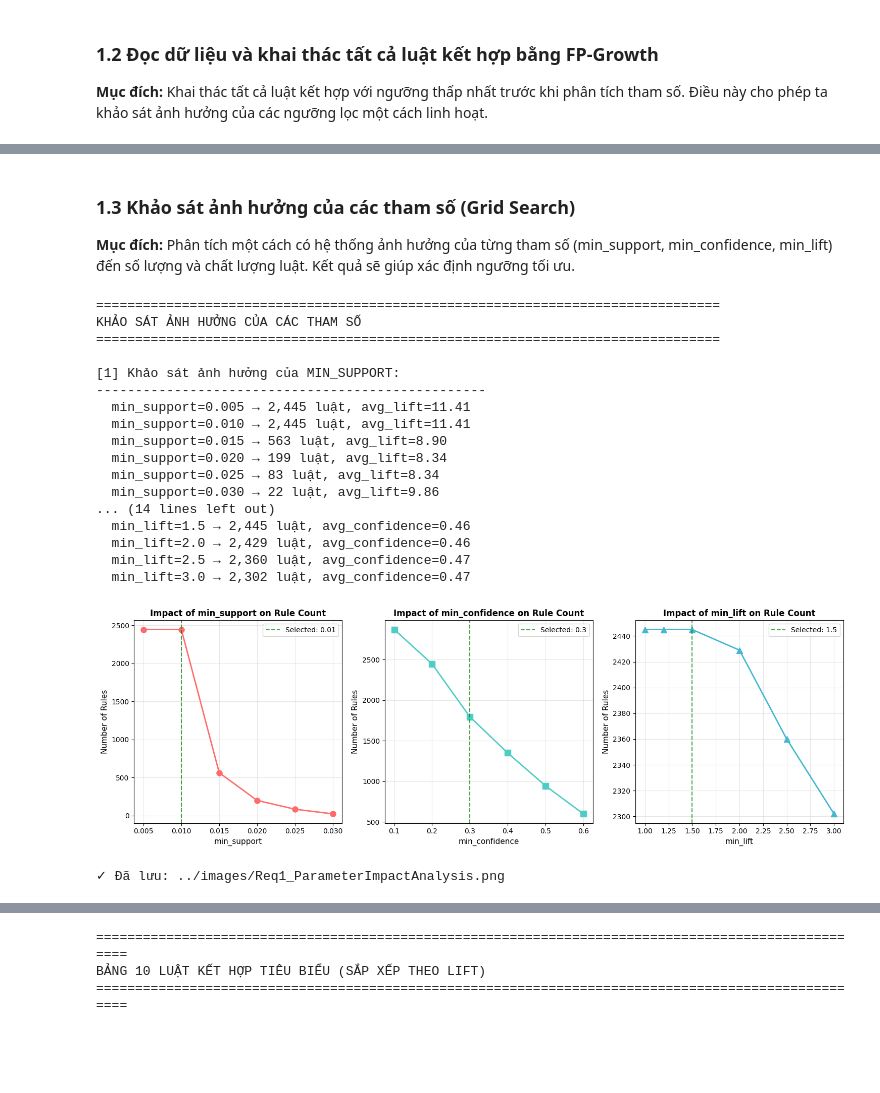
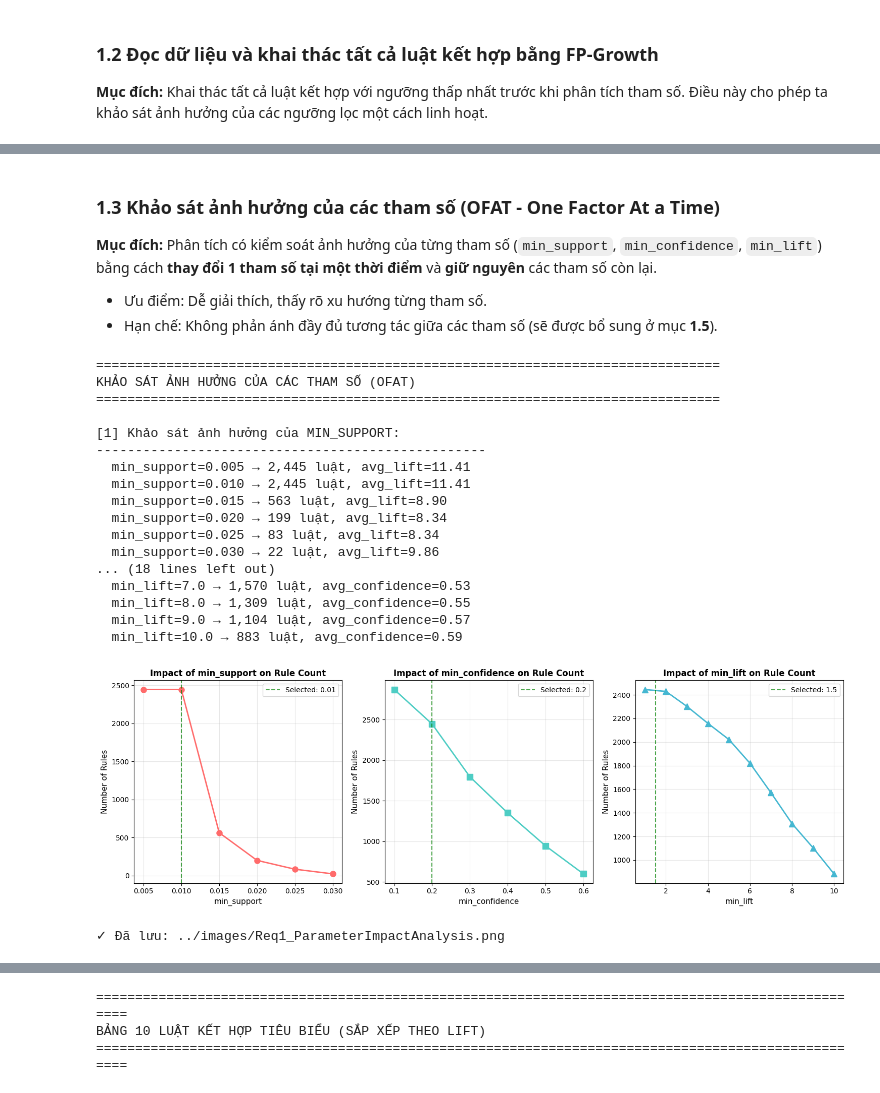
Before and after one commit to ThanhTung-KHMT-1701/ShopCluster, a Jupyter notebook: notebooks/ShopCluster.ipynb, the cells around one changed output, grey strips where cells are left out. Saved outputs shown, nothing was run; the diff lists cells and outputs as text; code cells hidden in the pictures; blank space fills up the shorter version.

```diff
--- a/notebooks/ShopCluster.ipynb
+++ b/notebooks/ShopCluster.ipynb
@@ -157,24 +157,27 @@ KHAI THÁC LUẬT KẾT HỢP BẰNG FP-GROWTH
   - Tổng số luật ban đầu: 3,856
 # %% [markdown]
-### 1.3 Khảo sát ảnh hưởng của các tham số (Grid Search)
+### 1.3 Khảo sát ảnh hưởng của các tham số (OFAT - One Factor At a Time)
 
-**Mục đích:** Phân tích một cách có hệ thống ảnh hưởng của từng tham số (min_support, min_confidence, min_lift) đến số lượng và chất lượng luật.
-Kết quả sẽ giúp xác định ngưỡng tối ưu.
+**Mục đích:** Phân tích có kiểm soát ảnh hưởng của từng tham số (`min_support`, `min_confidence`, `min_lift`) bằng cách **thay đổi 1 tham số tại một thời điểm** và **giữ nguyên** các tham số còn lại.
+
+- Ưu điểm: Dễ giải thích, thấy rõ xu hướng từng tham số.
+- Hạn chế: Không phản ánh đầy đủ tương tác giữa các tham số (sẽ được bổ sung ở mục **1.5**).
 # %%
 # =============================================================================
-# KHẢO SÁT ẢNH HƯỞNG CỦA CÁC THAM SỐ (GRID SEARCH)
+# KHẢO SÁT ẢNH HƯỞNG CỦA CÁC THAM SỐ (OFAT)
 # =============================================================================
 import matplotlib.pyplot as plt
 import seaborn as sns
 
 print("=" * 80)
-print("KHẢO SÁT ẢNH HƯỞNG CỦA CÁC THAM SỐ")
+print("KHẢO SÁT ẢNH HƯỞNG CỦA CÁC THAM SỐ (OFAT)")
 print("=" * 80)
 
 # Định nghĩa các giá trị cần khảo sát
 SUPPORT_VALUES = [0.005, 0.01, 0.015, 0.02, 0.025, 0.03]
 CONFIDENCE_VALUES = [0.1, 0.2, 0.3, 0.4, 0.5, 0.6]
-LIFT_VALUES = [1.0, 1.2, 1.5, 2.0, 2.5, 3.0]
+# Theo yêu cầu: khảo sát lift từ 1 đến 10
+LIFT_VALUES = [1, 2, 3, 4, 5, 6, 7, 8, 9, 10]
 
 # -------------------------------------------------------------------------
 # 1. KHẢO SÁT ẢNH HƯỞNG CỦA MIN_SUPPORT
@@ -186,9 +189,9 @@ support_results = []
 for sup in SUPPORT_VALUES:
     rules_temp = fp_miner.filter_rules(
         min_support=sup,
-        min_confidence=0.2,  # Cố định
-        min_lift=1.0,        # Cố định
-        max_len_antecedents=3,
+        min_confidence=0.2,  # Giữ nguyên khi khảo sát min_support
+        min_lift=1.0,        # Giữ nguyên khi khảo sát min_support
+        max_len_antecedents=2,
         max_len_consequents=1,
     )
     n = len(rules_temp)
@@ -213,10 +216,10 @@ print("-" * 50)
 confidence_results = []
 for conf in CONFIDENCE_VALUES:
     rules_temp = fp_miner.filter_rules(
-        min_support=0.01,    # Cố định
+        min_support=0.01,    # Giữ nguyên khi khảo sát min_confidence
         min_confidence=conf,
-        min_lift=1.0,        # Cố định
-        max_len_antecedents=3,
+        min_lift=1.0,        # Giữ nguyên khi khảo sát min_confidence
+        max_len_antecedents=2,
         max_len_consequents=1,
     )
     n = len(rules_temp)
@@ -241,10 +244,10 @@ print("-" * 50)
 lift_results = []
 for lift in LIFT_VALUES:
     rules_temp = fp_miner.filter_rules(
-        min_support=0.01,    # Cố định
-        min_confidence=0.2,  # Cố định
+        min_support=0.01,    # Giữ nguyên khi khảo sát min_lift
+        min_confidence=0.2,  # Giữ nguyên khi khảo sát min_lift
         min_lift=lift,
-        max_len_antecedents=3,
+        max_len_antecedents=2,
         max_len_consequents=1,
     )
     n = len(rules_temp)
@@ -261,7 +264,7 @@ for lift in LIFT_VALUES:
 df_lift = pd.DataFrame(lift_results)
 # %% [output]
 ================================================================================
-KHẢO SÁT ẢNH HƯỞNG CỦA CÁC THAM SỐ
+KHẢO SÁT ẢNH HƯỞNG CỦA CÁC THAM SỐ (OFAT)
 ================================================================================
 
 [1] Khảo sát ảnh hưởng của MIN_SUPPORT:
@@ -272,11 +275,11 @@ KHẢO SÁT ẢNH HƯỞNG CỦA CÁC THAM SỐ
   min_support=0.020 → 199 luật, avg_lift=8.34
   min_support=0.025 → 83 luật, avg_lift=8.34
   min_support=0.030 → 22 luật, avg_lift=9.86
-... (14 lines left out)
-  min_lift=1.5 → 2,445 luật, avg_confidence=0.46
-  min_lift=2.0 → 2,429 luật, avg_confidence=0.46
-  min_lift=2.5 → 2,360 luật, avg_confidence=0.47
-  min_lift=3.0 → 2,302 luật, avg_confidence=0.47
+... (18 lines left out)
+  min_lift=7.0 → 1,570 luật, avg_confidence=0.53
+  min_lift=8.0 → 1,309 luật, avg_confidence=0.55
+  min_lift=9.0 → 1,104 luật, avg_confidence=0.57
+  min_lift=10.0 → 883 luật, avg_confidence=0.59
 # %%
 # -------------------------------------------------------------------------
 # BIỂU ĐỒ: Ảnh hưởng của từng tham số đến số lượng luật
@@ -295,34 +298,34 @@ ax1.set_ylabel('Number of Rules', fontsize=11)
 ax1.set_title('Impact of min_support on Rule Count', fontsize=12, fontweight='bold')
 ax1.grid(True, alpha=0.3)
 # Đánh dấu điểm được chọn
 ax1.axvline(x=0.01, color='green', linestyle='--', alpha=0.7, label='Selected: 0.01')
 ax1.legend()
 
 # Chart 2: min_confidence
 ax2 = axes[1]
 ax2.plot(df_confidence['min_confidence'], df_confidence['n_rules'], 's-', color='#4ECDC4', linewidth=2, markersize=8)
 ax2.set_xlabel('min_confidence', fontsize=11)
 ax2.set_ylabel('Number of Rules', fontsize=11)
 ax2.set_title('Impact of min_confidence on Rule Count', fontsize=12, fontweight='bold')
 ax2.grid(True, alpha=0.3)
-ax2.axvline(x=0.3, color='green', linestyle='--', alpha=0.7, label='Selected: 0.3')
+ax2.axvline(x=0.2, color='green', linestyle='--', alpha=0.7, label='Selected: 0.2')
 ax2.legend()
 
 # Chart 3: min_lift
 ax3 = axes[2]
 ax3.plot(df_lift['min_lift'], df_lift['n_rules'], '^-', color='#45B7D1', linewidth=2, markersize=8)
 ax3.set_xlabel('min_lift', fontsize=11)
 ax3.set_ylabel('Number of Rules', fontsize=11)
 ax3.set_title('Impact of min_lift on Rule Count', fontsize=12, fontweight='bold')
 ax3.grid(True, alpha=0.3)
 ax3.axvline(x=1.5, color='green', linestyle='--', alpha=0.7, label='Selected: 1.5')
 ax3.legend()
 
 plt.tight_layout()
 plt.savefig(f"{IMAGES_DIR}/Req1_ParameterImpactAnalysis.png", dpi=150, bbox_inches='tight')
 plt.show()
 print(f"✓ Đã lưu: {IMAGES_DIR}/Req1_ParameterImpactAnalysis.png")
 # %% [output]
-[figure, old version]
+[figure, new version]
 ✓ Đã lưu: ../images/Req1_ParameterImpactAnalysis.png
 # %% [markdown]
```
Also changed, not shown: parts of 61 cells of this notebook, 46 other files.
